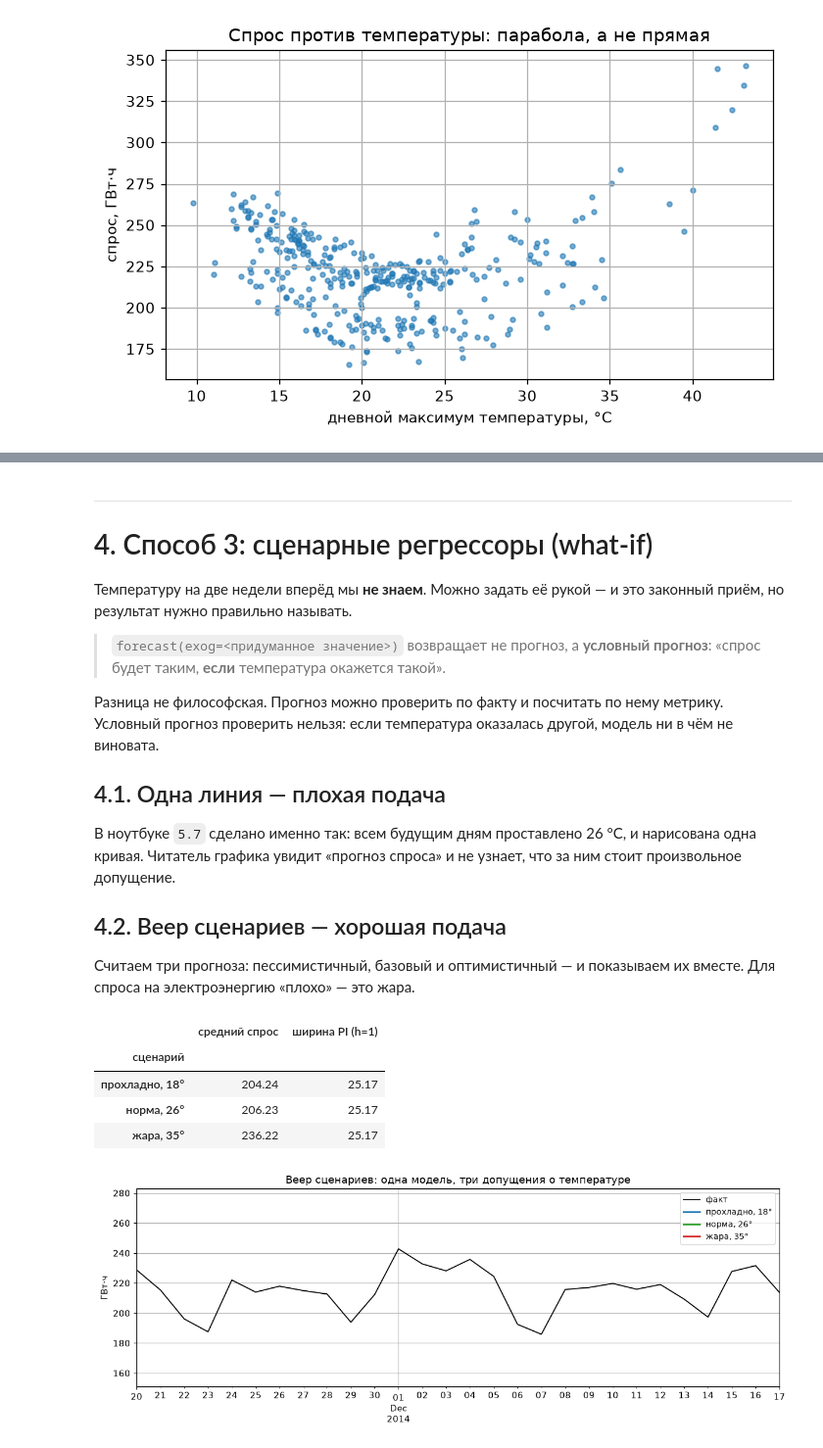
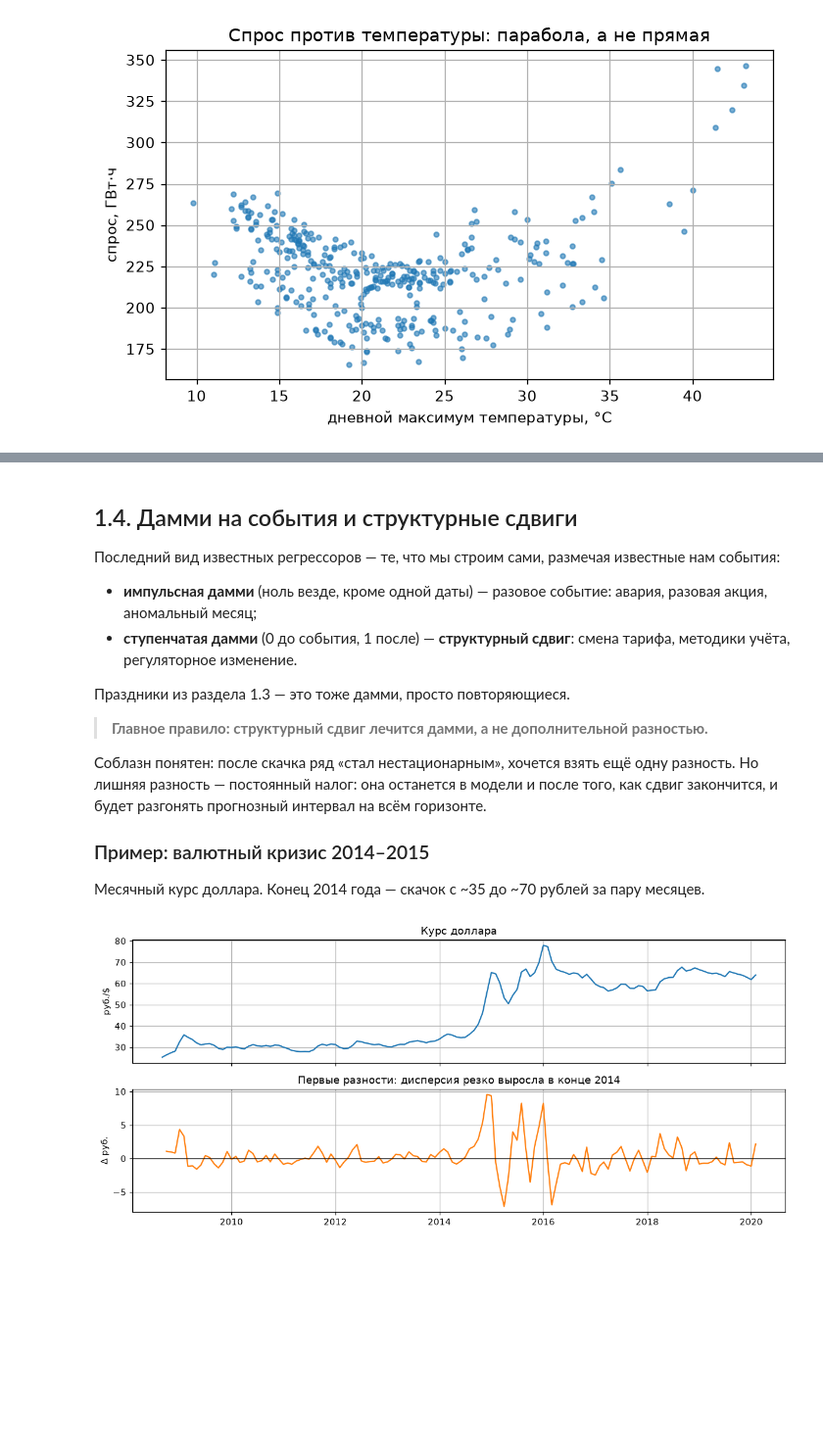
Before and after one commit to alex-hse-repository/time-series-cu-2026, a Jupyter notebook: week_5/part_2/02. Регрессоры в SARIMAX — где их взять на будущее.ipynb, the cells around one changed output, grey strips where cells are left out. Shown at 98% size. Saved outputs shown, nothing was run; the diff lists cells and outputs as text; code cells hidden in the pictures; blank space fills up the shorter version.

```diff
--- a/week_5/part_2/02. Регрессоры в SARIMAX — где их взять на будущее.ipynb
+++ b/week_5/part_2/02. Регрессоры в SARIMAX — где их взять на будущее.ipynb
@@ -656,61 +657,41 @@ $\hat\beta \cdot \Delta$ — линейно и без всякого «разм
 # %% [markdown]
----
-# 4. Способ 3: сценарные регрессоры (what-if)
+## 1.4. Дамми на события и структурные сдвиги
 
-Температуру на две недели вперёд мы **не знаем**. Можно задать её рукой — и
-это законный приём, но результат нужно правильно называть.
+Последний вид известных регрессоров — те, что мы строим сами, размечая
+известные нам события:
 
-> `forecast(exog=<придуманное значение>)` возвращает не прогноз, а **условный
-> прогноз**: «спрос будет таким, **если** температура окажется такой».
+* **импульсная дамми** (ноль везде, кроме одной даты) — разовое событие:
+  авария, разовая акция, аномальный месяц;
+* **ступенчатая дамми** (0 до события, 1 после) — **структурный сдвиг**:
+  смена тарифа, методики учёта, регуляторное изменение.
 
-Разница не философская. Прогноз можно проверить по факту и посчитать по нему
-метрику. Условный прогноз проверить нельзя: если температура оказалась другой,
-модель ни в чём не виновата.
+Праздники из раздела 1.3 — это тоже дамми, просто повторяющиеся.
 
-## 4.1. Одна линия — плохая подача
+> **Главное правило: структурный сдвиг лечится дамми, а не дополнительной
+> разностью.**
 
-В ноутбуке `5.7` сделано именно так: всем будущим дням проставлено 26 °C, и
-нарисована одна кривая. Читатель графика увидит «прогноз спроса» и не узнает,
-что за ним стоит произвольное допущение.
+Соблазн понятен: после скачка ряд «стал нестационарным», хочется взять ещё
+одну разность. Но лишняя разность — постоянный налог: она останется в модели
+и после того, как сдвиг закончится, и будет разгонять прогнозный интервал на
+всём горизонте.
 
-## 4.2. Веер сценариев — хорошая подача
+### Пример: валютный кризис 2014–2015
 
-Считаем три прогноза: пессимистичный, базовый и оптимистичный — и показываем
-их вместе. Для спроса на электроэнергию «плохо» — это жара.
+Месячный курс доллара. Конец 2014 года — скачок с ~35 до ~70 рублей за пару
+месяцев.
 # %%
-scenarios = {
-    "прохладно, 18°": 18.0,
-    "норма, 26°": 26.0,
-    "жара, 35°": 35.0,
-}
+macro = pd.read_csv(DATA + "data.tsv", sep="\t", parse_dates=["fielddate"])
+macro = macro.dropna().reset_index(drop=True)  # индекс Левады начинается позже остальных рядов
 
-fig, ax = plt.subplots(figsize=(11, 4.2))
-yv_tr.iloc[-28:].plot(ax=ax, color="black", lw=1.2, label="факт")
+usd_df = pd.DataFrame({"unique_id": "usd", "ds": macro["fielddate"], "y": macro["USD"].astype(float)})
 
-rows = []
-for (name, t_deg), color in zip(scenarios.items(), ["C0", "C2", "C3"]):
-    Xs = vic_exog(vic.index[-Hv:], np.full(Hv, t_deg), vic["Holiday"].iloc[-Hv:])
-    fr = m_vic.get_forecast(Hv, exog=Xs).summary_frame(alpha=0.05)
-    ax.plot(fr.index, fr["mean"], color=color, lw=2, label=name)
-    ax.fill_between(fr.index, fr["mean_ci_lower"], fr["mean_ci_upper"], color=color, alpha=0.12, lw=0)
-    rows.append(
-        {
-            "сценарий": name,
-            "средний спрос": fr["mean"].mean(),
-            "ширина PI (h=1)": fr["mean_ci_upper"].iloc[0] - fr["mean_ci_lower"].iloc[0],
-        }
-    )
-
-ax.set(title="Веер сценариев: одна модель, три допущения о температуре", ylabel="ГВт·ч", xlabel="")
-ax.legend(fontsize=9)
+fig, axes = plt.subplots(2, 1, figsize=(11, 5), sharex=True)
+axes[0].plot(usd_df["ds"], usd_df["y"], color="C0")
+axes[0].set(ylabel="руб./$", title="Курс доллара")
+axes[1].plot(usd_df["ds"], usd_df["y"].diff(), color="C1")
+axes[1].axhline(0, color="black", lw=0.8)
+axes[1].set(ylabel="Δ руб.", title="Первые разности: дисперсия резко выросла в конце 2014")
 fig.tight_layout()
-
-pd.DataFrame(rows).set_index("сценарий").round(2)
 # %% [output]
-|  | средний спрос | ширина PI (h=1) |
-| сценарий |  |  |
-| прохладно, 18° | 204.24 | 25.17 |
-| норма, 26° | 206.23 | 25.17 |
-| жара, 35° | 236.22 | 25.17 |
-[figure, old version]
+[figure, new version]
 # %% [markdown]
```
Also changed, not shown: parts of 104 cells of this notebook, 7 other files.
